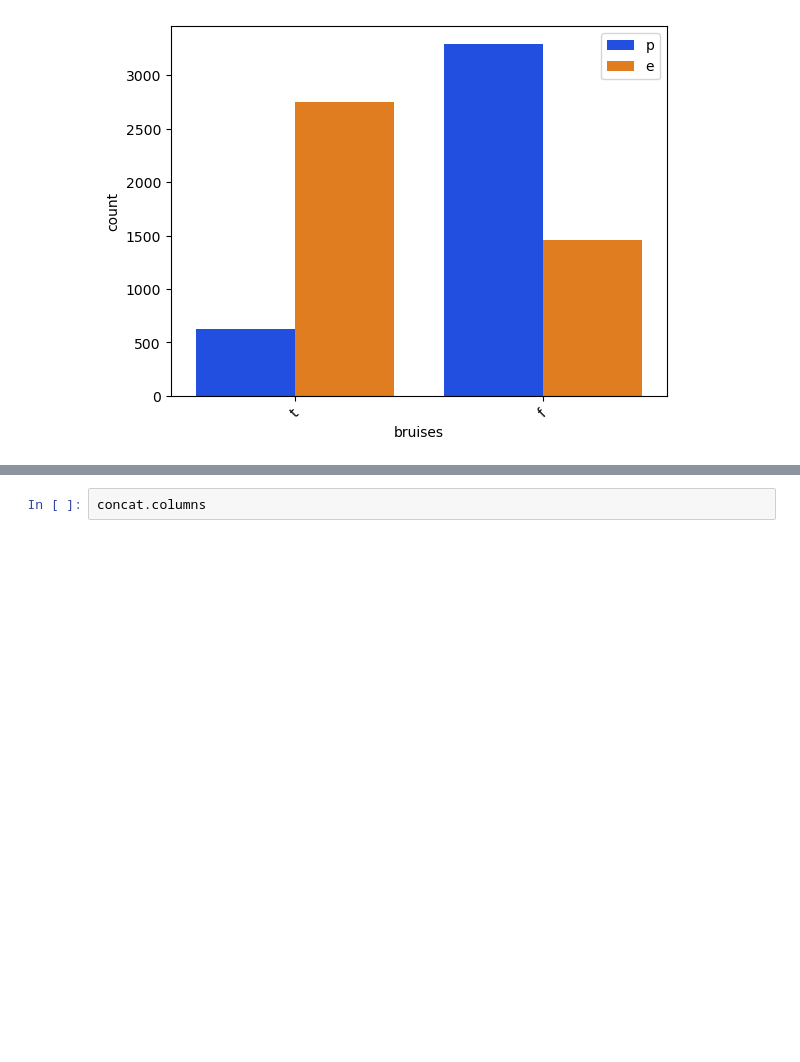
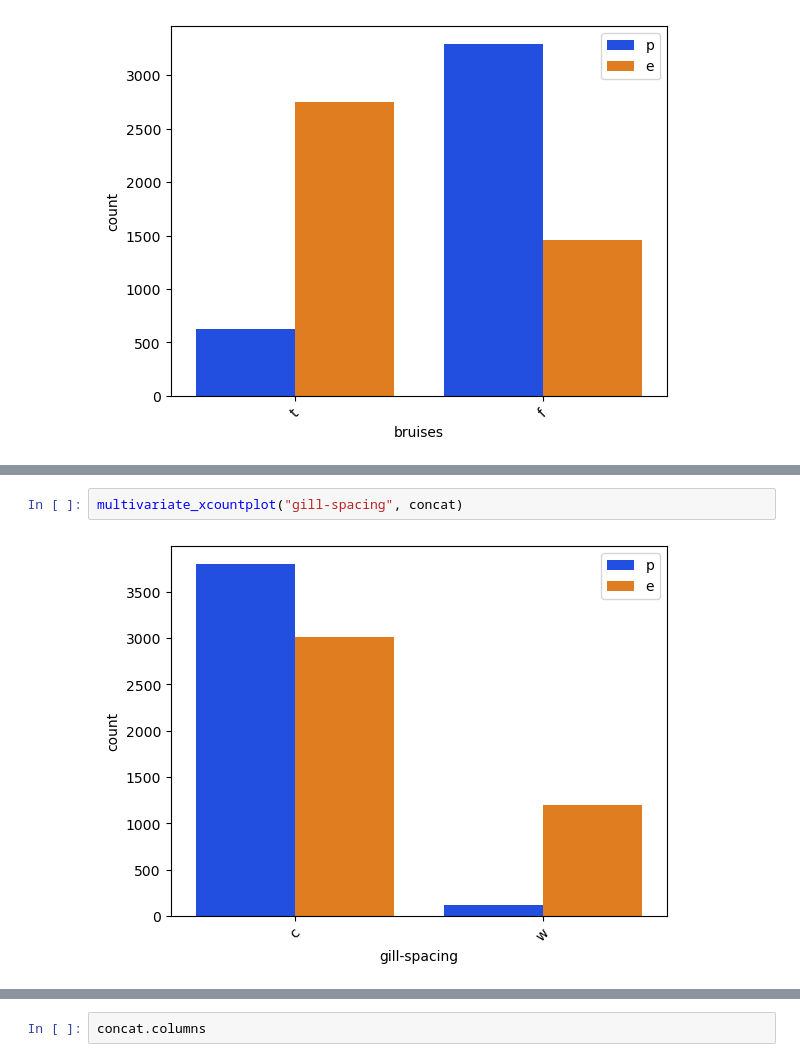
Before and after one commit to dev-ezzy/Big-Data, a Jupyter notebook: index.ipynb, the cells around one changed output, grey strips where cells are left out. Drawn from its saved outputs; the diff is of its cells as text; blank space fills up the shorter version.

```diff
--- a/index.ipynb
+++ b/index.ipynb
@@ -478,0 +487,4 @@ multivariate_xcountplot("bruises", concat)
+# %%
+multivariate_xcountplot("gill-spacing", concat)
+# %% [output]
+[figure, added]
```
Also changed, not shown: parts of 6 cells of this notebook.
